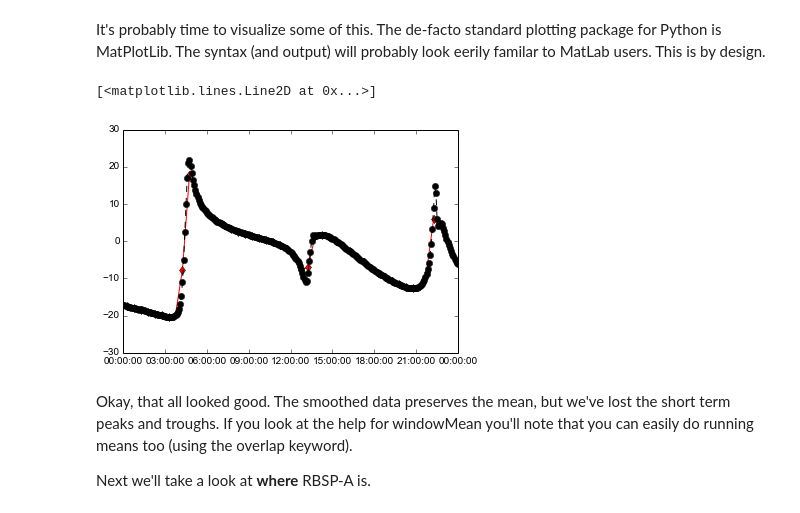
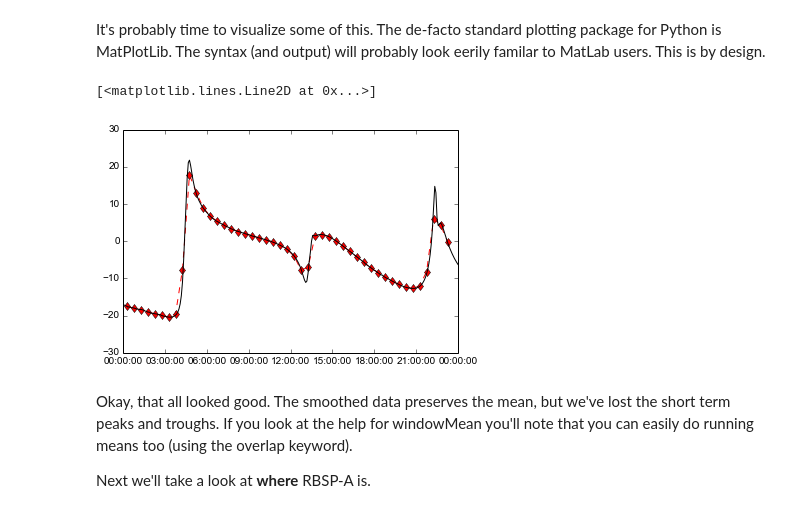
Before and after one commit to drsteve/Notebooks, a Jupyter notebook: SpacePy Tutorial.ipynb, the cells around one changed output. Drawn from its saved outputs; the diff is of its cells as text; code cells hidden in the pictures.

Commit message:
updates to Spacepy tutorial including inline figures, cuts for brevity, etc.

```diff
--- a/SpacePy Tutorial.ipynb
+++ b/SpacePy Tutorial.ipynb
@@ -159,11 +161,11 @@ import matplotlib.pyplot as plt   # <---- If I hadn't done magic near the top, I
 # %%
 fig = plt.figure()
 ax0 = fig.add_subplot(111)
-ax0.plot(avtime, avdata, 'r-d')
-ax0.plot(data['DateTime'], data['MlatFromBoverBeq'], 'k--o')
+ax0.plot(avtime, avdata, 'r--d')
+ax0.plot(data['DateTime'], data['MlatFromBoverBeq'], 'k-')
 # %% [output]
 [<matplotlib.lines.Line2D at 0x...>]
-[figure, old version]
+[figure, new version]
 # %%
 #plt.show() #<--- and for those you you following along, to display the figure you might need this command
 #so that figures are always shown, and don't interrupt the console, use plt.ion()
```
Also changed, not shown: parts of 60 cells of this notebook.
